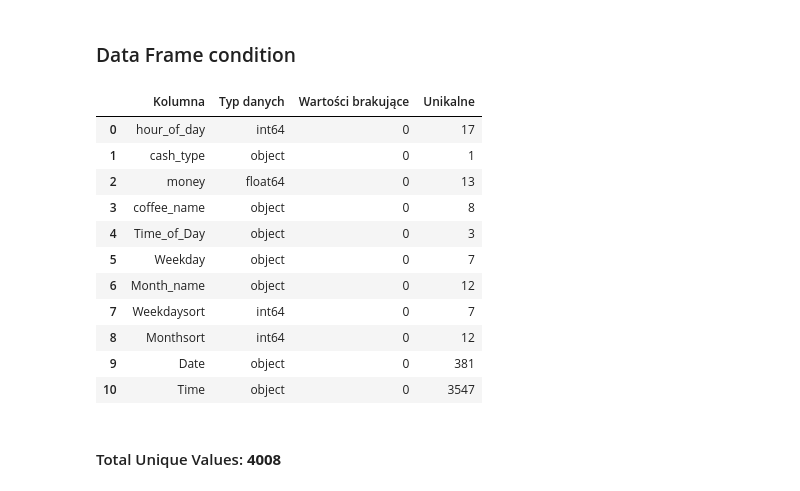
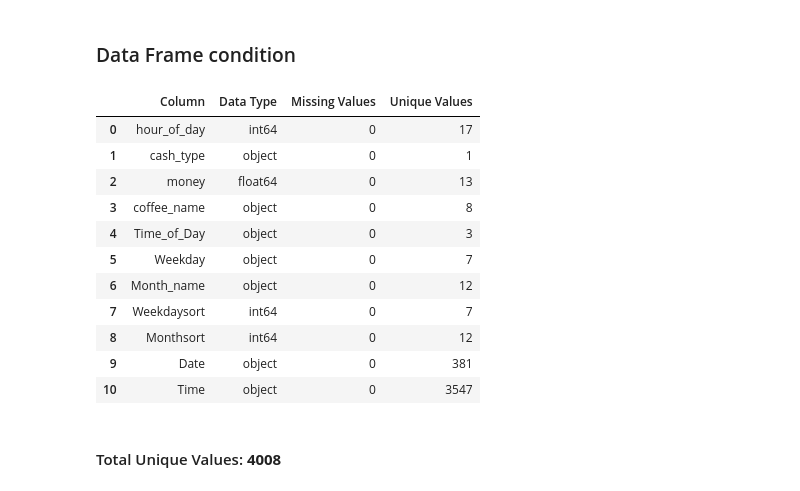
Before and after one commit to KrzysztofZakrzewski/portfolio, a Jupyter notebook: docs/coffee/coffee_eda.ipynb, the cells around one changed output. Saved outputs shown, nothing was run; the diff lists cells and outputs as text; code cells hidden in the pictures.

```diff
--- a/docs/coffee/coffee_eda.ipynb
+++ b/docs/coffee/coffee_eda.ipynb
@@ -53,14 +53,14 @@ coffee_df.sample(5)
 ### Data Frame condition
 # %%
 info_df = pd.DataFrame({
-    'Kolumna': coffee_df.columns,
-    'Typ danych': coffee_df.dtypes.values,
-    'Wartości brakujące': coffee_df.isna().sum().values,
-    'Unikalne': coffee_df.nunique().values
+    'Column': coffee_df.columns,
+    'Data Type': coffee_df.dtypes.values,
+    'Missing Values': coffee_df.isna().sum().values,
+    'Unique Values': coffee_df.nunique().values
 })
 info_df
 # %% [output]
-|  | Kolumna | Typ danych | Wartości brakujące | Unikalne |
+|  | Column | Data Type | Missing Values | Unique Values |
 | 0 | hour_of_day | int64 | 0 | 17 |
 | 1 | cash_type | object | 0 | 1 |
 | 2 | money | float64 | 0 | 13 |
```
Also changed, not shown: parts of 15 cells of this notebook, 3 other files.
